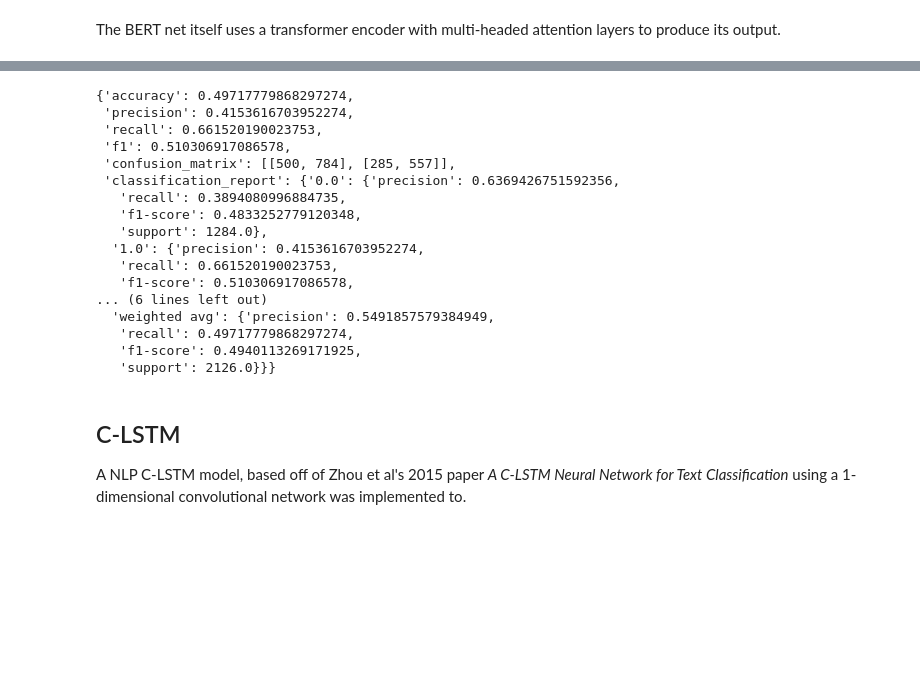
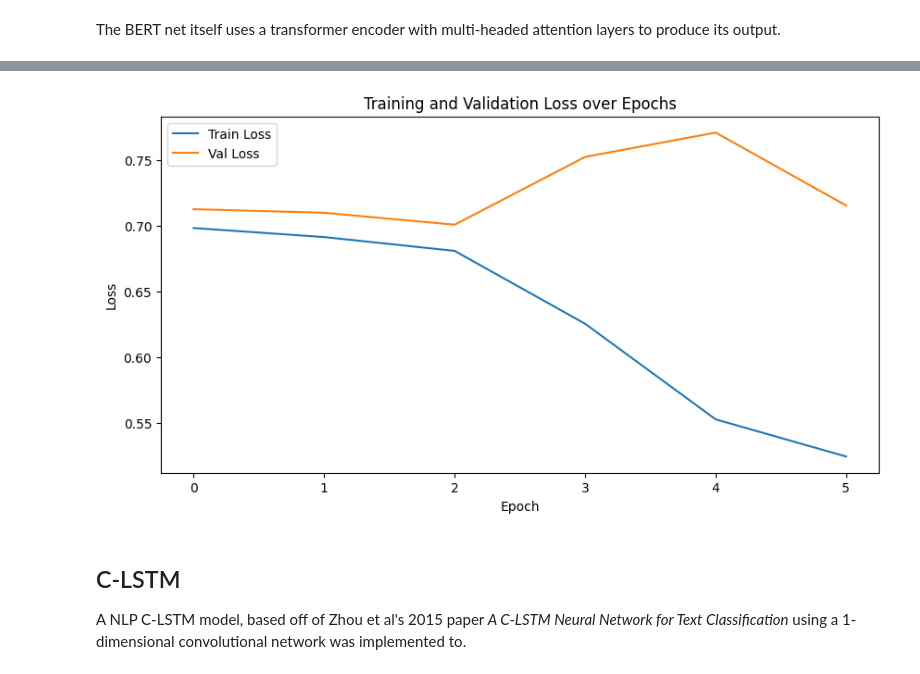
Before and after one commit to Martin-EvansUWA/Natural-Language-Processing, a Jupyter notebook: CITS4012_68.ipynb, the cells around one changed output, grey strips where cells are left out. Cells and saved outputs as stored; diff of their text form; code cells hidden in the pictures; blank space fills up the shorter version.

```diff
--- a/CITS4012_68.ipynb
+++ b/CITS4012_68.ipynb
@@ -1070,15 +1065,14 @@ class BERTNet(nn.Module):
 
         out = self.encoder(x, src_key_padding_mask=key_padding_mask)
 
-
-        out = torch.mean(out, dim=1)
+        out = out[:, 0, :]
         logits = self.fc(out).squeeze(-1)
         return logits
 # %%
 bert_model = BERTNet(
     n_segments=2,
     max_len=20,
-    embed_dim=300,
+    embed_dim=500,
     n_layers=2,
     attn_heads=4,
     dropout=0.3,
@@ -1107,7 +1101,7 @@ def bert_forward(batch, model, device, max_len=20):
     outputs = model(x, seg, pos_ids, attention_mask=attn_mask)
     return outputs
 # %%
-optimizer = torch.optim.AdamW(bert_model.parameters(), lr=1e-5)
+optimizer = torch.optim.AdamW(bert_model.parameters(), lr=1e-4)
 scheduler = torch.optim.lr_scheduler.ReduceLROnPlateau(
     optimizer, mode='max', patience=10, factor=0.5
 )
@@ -1117,7 +1111,7 @@ bert_task = Task(
     train_df=train_df,
     val_df=val_df,
     test_df=test_df,
-    save_path="bert_nli.pth",
+    save_path="models/bert_nli.pth",
     optimizer=optimizer,
     scheduler=scheduler,
     loss_fn=nn.BCEWithLogitsLoss(),
@@ -1127,5 +1121,8 @@ bert_task = Task(
     forward_func=bert_forward
 )
 # %%
-bert_task.fit(epochs=100, patience=10, restore_best=True, verbose=True)
+if do_training == True:
+    bert_task.fit(epochs=100, patience=5, restore_best=True, verbose=False)
+else:
+    bert_model.load_state_dict(torch.load("models/bert_nli.pth"))
 # %% [output]
@@ -1181,23 +1132,7 @@ Passing `palette` without assigning `hue` is deprecated and will be removed in v
-# %%
-m
-# %% [output]
-{'accuracy': 0.49717779868297274,
- 'precision': 0.4153616703952274,
- 'recall': 0.661520190023753,
- 'f1': 0.510306917086578,
- 'confusion_matrix': [[500, 784], [285, 557]],
- 'classification_report': {'0.0': {'precision': 0.6369426751592356,
-   'recall': 0.3894080996884735,
-   'f1-score': 0.4833252779120348,
-   'support': 1284.0},
-  '1.0': {'precision': 0.4153616703952274,
-   'recall': 0.661520190023753,
-   'f1-score': 0.510306917086578,
-... (6 lines left out)
-  'weighted avg': {'precision': 0.5491857579384949,
-   'recall': 0.49717779868297274,
-   'f1-score': 0.4940113269171925,
-   'support': 2126.0}}}
+# %%
+plot_losses(bert_task.losses['train'], bert_task.losses['val'])
+# %% [output]
+[figure, added]
 # %% [markdown]
 ## C-LSTM
 
```
Also changed, not shown: parts of 59 cells of this notebook, 3 other files.
